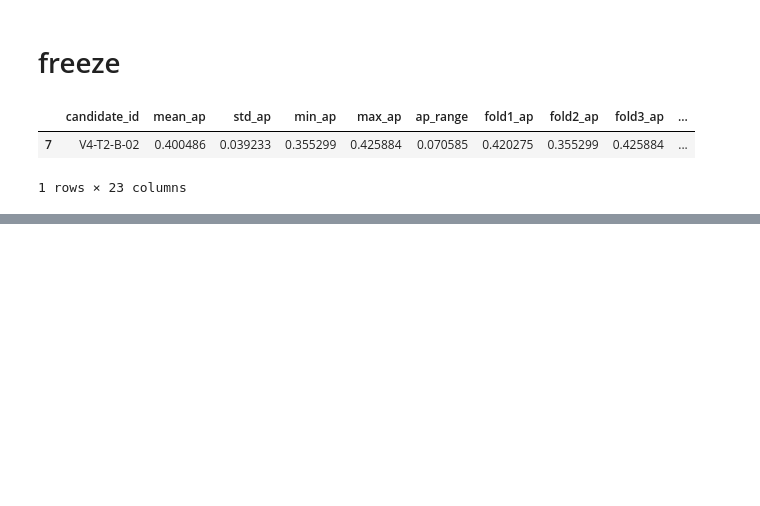
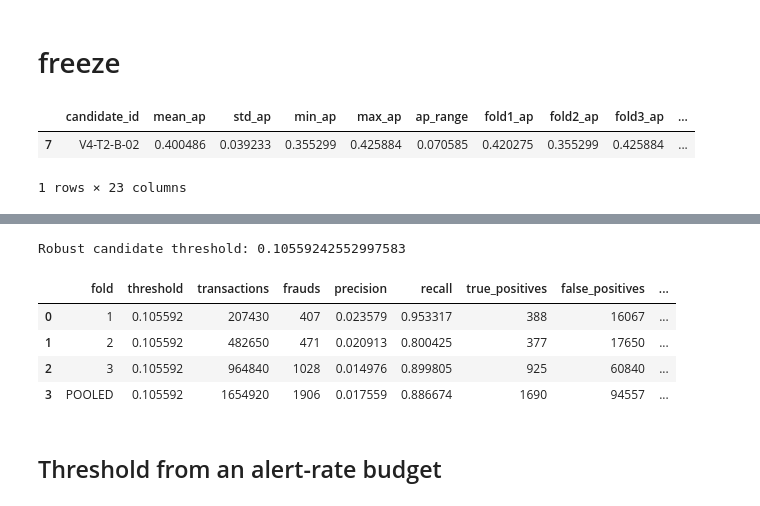
Before and after one commit to surabhi1914/Catch_Fraud, a Jupyter notebook: notebooks/06_lightbgm_finetuning.ipynb, the cells around one changed output, grey strips where cells are left out. Drawn from its saved outputs; the diff is of its cells as text; code cells hidden in the pictures; blank space fills up the shorter version.

```diff
--- a/notebooks/06_lightbgm_finetuning.ipynb
+++ b/notebooks/06_lightbgm_finetuning.ipynb
@@ -1800,0 +2069,2 @@ with open(
+# %%
+RECALL_FLOOR = 0.80
@@ -1800,0 +2234,9 @@ with open(
+# %%
+robust_candidate_threshold = fold_recall_thresholds_df["threshold_at_80_recall"].min()
+
+print(
+    "Robust candidate threshold:",
+    robust_candidate_threshold,
+)
+# %% [output]
+Robust candidate threshold: 0.10559242552997583
@@ -1800,0 +2262,48 @@ with open(
+# %%
+robust_pooled_result = evaluate_fixed_threshold(
+    y_true=oof_predictions["y_true"],
+    y_score=oof_predictions["y_score"],
+    threshold=robust_candidate_threshold,
+)
+
+
+robust_pooled_row = pd.DataFrame(
+    [
+        {
+            **robust_pooled_result,
+            "fold": "POOLED",
+        }
+    ]
+)
+# %%
+robust_threshold_table = pd.concat(
+    [
+        robust_fold_results_df,
+        robust_pooled_row,
+    ],
+    ignore_index=True,
+)
+# %%
+robust_threshold_table[
+    [
+        "fold",
+        "threshold",
+        "transactions",
+        "frauds",
+        "precision",
+        "recall",
+        "true_positives",
+        "false_positives",
+        "false_negatives",
+        "alerts",
+        "alert_rate",
+    ]
+]
+# %% [output]
+|  | fold | threshold | transactions | frauds | precision | recall | true_positives | false_positives | ... |
+| 0 | 1 | 0.105592 | 207430 | 407 | 0.023579 | 0.953317 | 388 | 16067 | ... |
+| 1 | 2 | 0.105592 | 482650 | 471 | 0.020913 | 0.800425 | 377 | 17650 | ... |
+| 2 | 3 | 0.105592 | 964840 | 1028 | 0.014976 | 0.899805 | 925 | 60840 | ... |
+| 3 | POOLED | 0.105592 | 1654920 | 1906 | 0.017559 | 0.886674 | 1690 | 94557 | ... |
+# %% [markdown]
+## Threshold from an alert-rate budget
```
Also changed, not shown: parts of 30 cells of this notebook, 1 other file.
